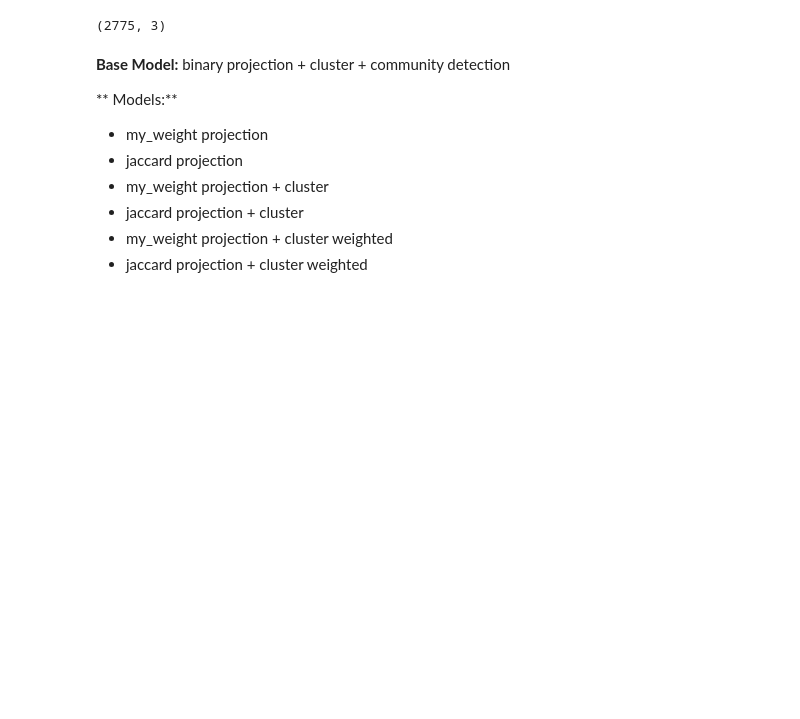
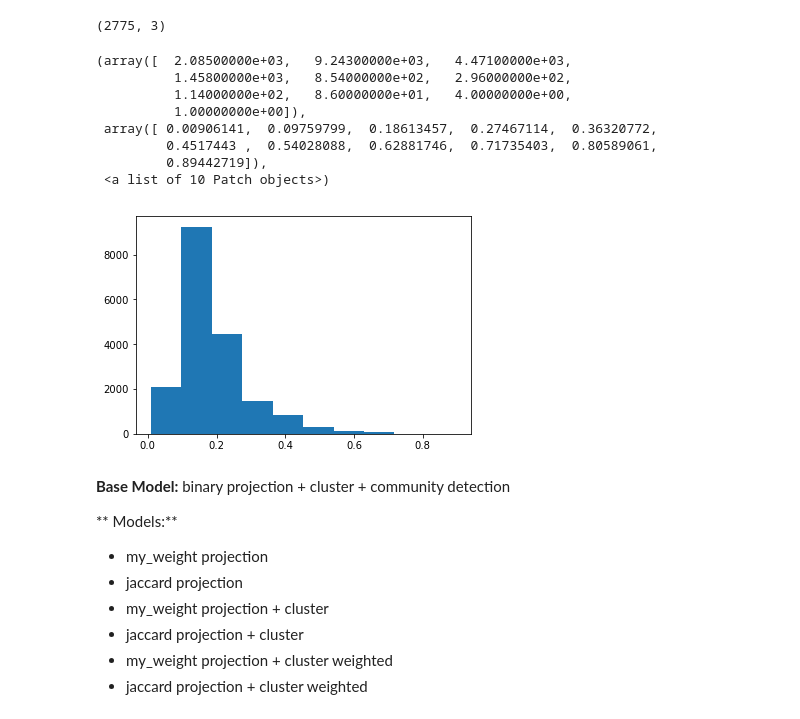
Before and after one commit to MiyainNYC/Graph-Thinking, a Jupyter notebook: Bipartite Projection Recommendation System.ipynb, the cells around one changed output. Saved outputs shown, nothing was run; the diff lists cells and outputs as text; code cells hidden in the pictures; blank space fills up the shorter version.

```diff
--- a/Bipartite Projection Recommendation System.ipynb
+++ b/Bipartite Projection Recommendation System.ipynb
@@ -32,2 +33,2 @@ np.min(data.groupby(['Worker ID']).transform(lambda x: x - x.mean()).values)
 # %%
-plt.hist(data.groupby(['Worker ID']).transform(lambda x: x - x.mean()+5).values)
+X_train['Coding Effort'] = X_train.groupby(['Worker ID']).transform(lambda x: x - x.mean()+5).values
@@ -141,6 +120,8 @@ X_test.shape
 (2775, 3)
 # %%
 deve_nodes = list(set(X_train[:,0]))
+# %%
+method = 'binary' #binary, my_weight, jaccard, manhattan
 # %%
 def normalize(x):
     if x==0:
@@ -183,4 +180,16 @@ for m in ['binary','my_weight','jaccard']:
     graph = project_graph(G_train,method = m)
     nx.write_gml(graph,m+'.gml')
+# %%
+plt.hist(list(map(lambda x:x[2]['weight'],project_graph(G_train,method = 'my_weight').edges(data = True))))
+# %% [output]
+(array([  2.08500000e+03,   9.24300000e+03,   4.47100000e+03,
+          1.45800000e+03,   8.54000000e+02,   2.96000000e+02,
+          1.14000000e+02,   8.60000000e+01,   4.00000000e+00,
+          1.00000000e+00]),
+ array([ 0.00906141,  0.09759799,  0.18613457,  0.27467114,  0.36320772,
+         0.4517443 ,  0.54028088,  0.62881746,  0.71735403,  0.80589061,
+         0.89442719]),
+ <a list of 10 Patch objects>)
+[figure, added]
 # %%
 import itertools
```
Also changed, not shown: parts of 42 cells of this notebook.
